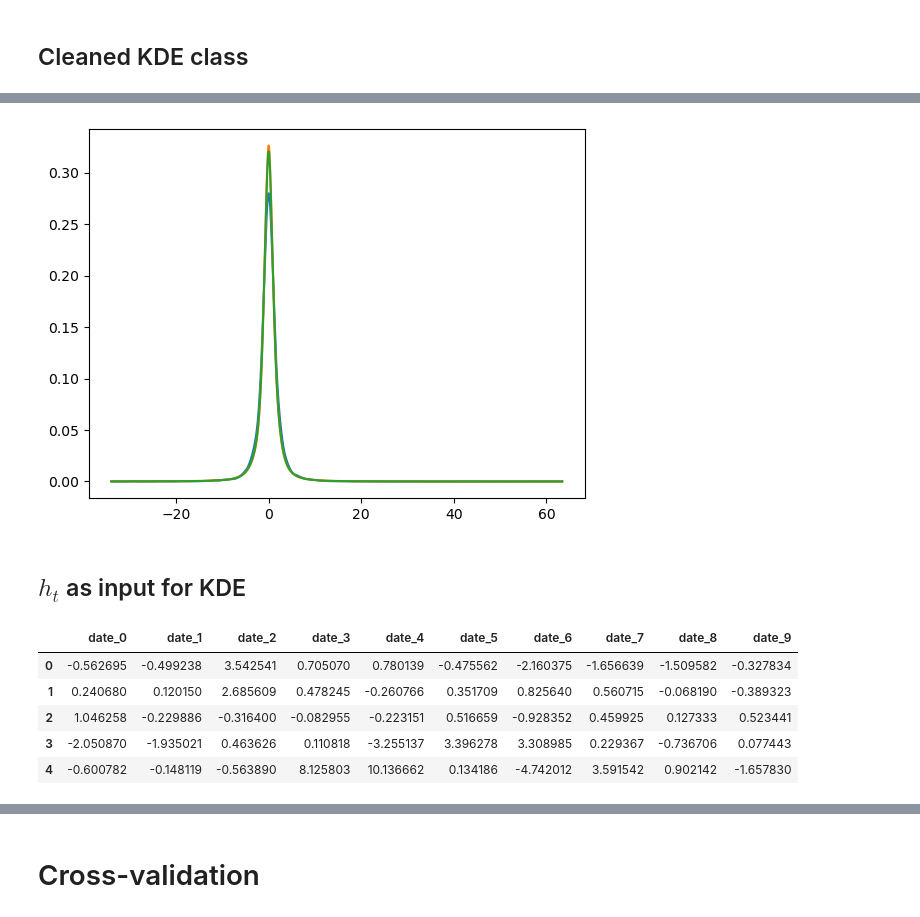
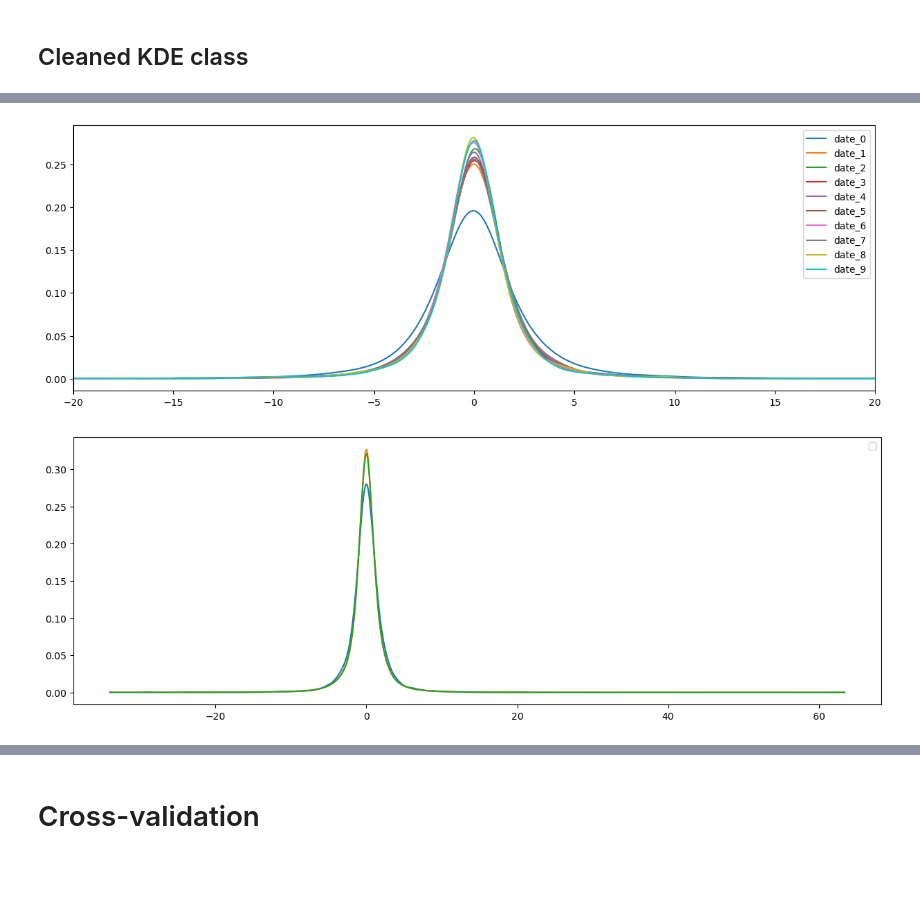
Before and after one commit to matheus-vizzotto/densities4risk, a Jupyter notebook: notebooks/development/bandwidth_selection.ipynb, the cells around one changed output, grey strips where cells are left out. Saved outputs shown, nothing was run; the diff lists cells and outputs as text; code cells hidden in the pictures; blank space fills up the shorter version.

```diff
--- a/notebooks/development/bandwidth_selection.ipynb
+++ b/notebooks/development/bandwidth_selection.ipynb
@@ -373,6 +380,8 @@ class BandwidthSelector:
 
         bandwidth = c_k * standard_deviation * self.n **(-1/5)
 
+        print("Bandwidth:", kernel, bandwidth)
+
         if return_list:
             bandwidth = np.full(self.n, bandwidth)
 
@@ -441,13 +450,15 @@ class BandwidthSelector:
 
         bandwidths = h * (f_pilot / g) ** (-alpha)
 
+        print("Adaptive:", h)
+
         return bandwidths
 
     def cross_validate_bandwidth(
             self,
             bandwidths_grid: Optional[Iterable[float]] = None,
             cv: Union[int, str] = 5,
-            kernel: str = "gaussian",
+            # kernel: str = "gaussian",
             return_list: bool = True,
             **kernel_kwargs: Any
         ) -> Union[float, np.array]:
@@ -496,6 +507,9 @@ class BandwidthSelector:
         Issues a UserWarning if the selected bandwidth lies on the boundary of
         the provided or generated grid, suggesting the search space is insufficient.
         """
+
+        print("CV:", self.kernel, cv)
+
         # 1. Input Validation and Preparation
         X = np.asarray(self.X, dtype=float).flatten()
         if X.size < 2:
@@ -513,16 +527,17 @@ class BandwidthSelector:
         cv_strategy = LeaveOneOut() if cv == "LOO" else KFold(n_splits=cv, shuffle=True)
 
         # 4. Optimization Path Dispatch
-        if kernel == "t-student":
-            bandwidth = _optimize_t_student(X, bandwidths_grid, cv_strategy, **kernel_kwargs)
+        print("Used kernel in CV:", self.kernel)
+        if self.kernel == "t-student":
+            bandwidth = _optimize_t_student(X, bandwidths_grid, cv_strategy, self.kwargs.get('df'))
         else:
-            bandwidth = _optimize_sklearn(X, bandwidths_grid, cv_strategy, kernel)
+            bandwidth = _optimize_sklearn(X, bandwidths_grid, cv_strategy, self.kernel)
 
         # 5. Boundary Warning
         if np.isclose(bandwidth, np.min(bandwidths_grid)) or np.isclose(bandwidth, np.max(bandwidths_grid)):
 
             warnings.warn(
-                f"Optimal bandwidth ({bandwidth:.4f}) is at the boundary of the grid for kernel '{kernel}'.",
+                f"Optimal bandwidth ({bandwidth:.4f}) is at the boundary of the grid for kernel '{self.kernel}'.",
                 UserWarning
             )
 
@@ -993,3 +933,14 @@ class KernelDensityEstimation:
+# %%
+plt.figure(figsize=(15,5))
+
+for date in df_densities.columns:
+    plt.plot(df_grids.loc[:, date], df_densities.loc[:, date], label=date)
+
+plt.xlim([-20,20])
+plt.legend()
+plt.show()
+# %% [output]
+[figure, added]
 # %%
 # grid = np.linspace(X_single.min().min(), X_single.max().max(), 5001)
 
@@ -1002,23 +953,12 @@ grid2, density2 = kde.transform(X_single, h=bw_single.adaptive_bandwidth())
 bw_single_t = BandwidthSelector(X_single,kernel="t-student", df=params["df"])
 grid3, density3 = kde.transform(X_single, h=bw_single_t.adaptive_bandwidth())
 # %%
-plt.figure()
+plt.figure(figsize=(15,5))
 
 plt.plot(grid1, density1)
 plt.plot(grid2, density2)
 plt.plot(grid3, density3)
 
 plt.show()
 # %% [output]
-[figure, old version]
+[figure, new version]
-# %% [markdown]
-## $h_t$ as input for KDE
-# %%
-X.head()
-# %% [output]
-|  | date_0 | date_1 | date_2 | date_3 | date_4 | date_5 | date_6 | date_7 | date_8 | date_9 |
-| 0 | -0.562695 | -0.499238 | 3.542541 | 0.705070 | 0.780139 | -0.475562 | -2.160375 | -1.656639 | -1.509582 | -0.327834 |
-| 1 | 0.240680 | 0.120150 | 2.685609 | 0.478245 | -0.260766 | 0.351709 | 0.825640 | 0.560715 | -0.068190 | -0.389323 |
-| 2 | 1.046258 | -0.229886 | -0.316400 | -0.082955 | -0.223151 | 0.516659 | -0.928352 | 0.459925 | 0.127333 | 0.523441 |
-| 3 | -2.050870 | -1.935021 | 0.463626 | 0.110818 | -3.255137 | 3.396278 | 3.308985 | 0.229367 | -0.736706 | 0.077443 |
-| 4 | -0.600782 | -0.148119 | -0.563890 | 8.125803 | 10.136662 | 0.134186 | -4.742012 | 3.591542 | 0.902142 | -1.657830 |
```
Also changed, not shown: parts of 11 cells of this notebook, 3 other files.
